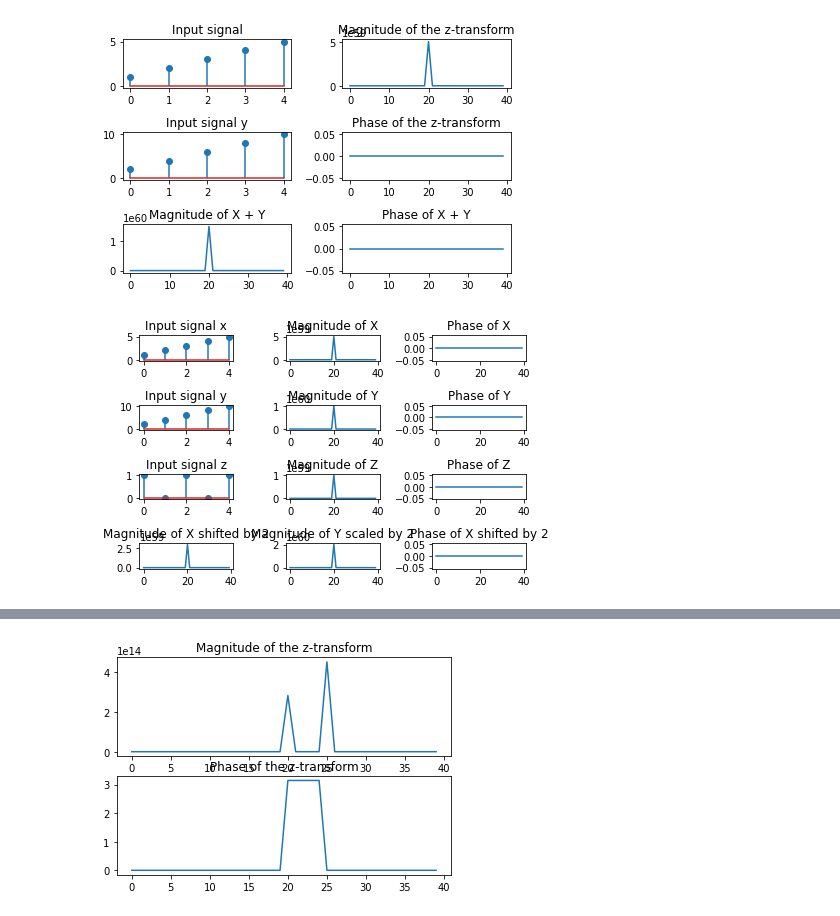
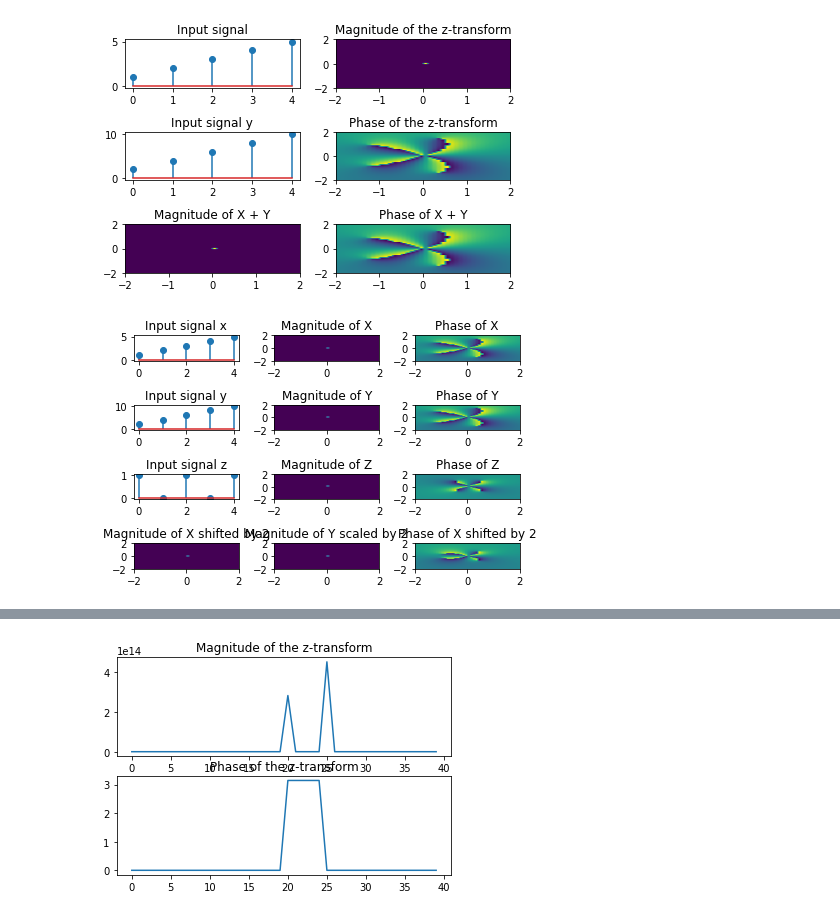
Before and after one commit to ProfessorDong/DSP-Course-Examples, a Jupyter notebook: z_Transform.ipynb, the cells around one changed output, grey strips where cells are left out. Cells and saved outputs as stored; diff of their text form; code cells hidden in the pictures.

```diff
--- a/z_Transform.ipynb
+++ b/z_Transform.ipynb
@@ -43,47 +59,58 @@ x = np.array([1, 2, 3, 4, 5])
 def z_transform(x):
     # Initialize an empty list to store the z-transform values
     X = []
+
+    # Define the range of real and imaginary values
+    r = np.arange(-2, 2, 0.1)
+    i = np.arange(-20, 21) * 0.1j
+    # i = np.linspace(-2j, 2j, num=41)
+
+    # Create a grid of real and imaginary values
+    R, I = np.meshgrid(r, i)
+    Z = R + I
+
     # Loop over all possible values of z in the complex plane
-    for z in np.arange(-2, 2, 0.1):
-        # Calculate the z-transform of x at the current value of z
-        Xz = np.sum(x * (z ** (-np.arange(len(x)))))
-        # Append the z-transform value to the list
-        X.append(Xz)
+    for z in np.nditer(Z):
+      # Calculate the z-transform of x at the current value of z
+      Xz = np.sum(x * (z ** (-np.arange(len(x)))))
+      # Append the z-transform value to the list
+      X.append(Xz)
+    X = np.array(X).reshape(Z.shape)
     return np.array(X)
 
 # Calculate the z-transform of the input signal
 X = z_transform(x)
 
 # Plot the input signal
 plt.subplot(3, 2, 1)
 plt.stem(x)
 plt.title('Input signal')
 
 # Plot the magnitude and phase of the z-transform
 plt.subplot(3, 2, 2)
-plt.plot(np.abs(X))
+plt.imshow(np.abs(X), extent=[-2, 2, -2, 2], aspect='auto')
 plt.title('Magnitude of the z-transform')
 plt.subplot(3, 2, 4)
-plt.plot(np.angle(X))
+plt.imshow(np.angle(X), extent=[-2, 2, -2, 2], aspect='auto')
 plt.title('Phase of the z-transform')
 
 # Demonstrate linearity of z-transform
 y = np.array([2, 4, 6, 8, 10])
 Y = z_transform(y)
 plt.subplot(3, 2, 3)
 plt.stem(y)
 plt.title('Input signal y')
 plt.subplot(3, 2, 5)
-plt.plot(np.abs(X + Y))
+plt.imshow(np.abs(X), extent=[-2, 2, -2, 2], aspect='auto')
 plt.title('Magnitude of X + Y')
 plt.subplot(3, 2, 6)
-plt.plot(np.angle(X + Y))
+plt.imshow(np.angle(X+Y), extent=[-2, 2, -2, 2], aspect='auto')
 plt.title('Phase of X + Y')
 
 plt.tight_layout()
 plt.show()
 # %% [output]
-[figure, old version]
+[figure, new version]
 # %%
 import numpy as np
 import matplotlib.pyplot as plt
@@ -93,16 +120,25 @@ x = np.array([1, 2, 3, 4, 5])
 y = np.array([2, 4, 6, 8, 10])
 z = np.array([1, 0, 1, 0, 1])
 
-# Define the z-transform function
 def z_transform(x):
     # Initialize an empty list to store the z-transform values
     X = []
+    # Define the range of real and imaginary values
+    r = np.arange(-2, 2, 0.1)
+    i = np.arange(-20, 21) * 0.1j
+    # i = np.linspace(-2j, 2j, num=41)
+
+    # Create a grid of real and imaginary values
+    R, I = np.meshgrid(r, i)
+    Z = R + I
+
     # Loop over all possible values of z in the complex plane
-    for z in np.arange(-2, 2, 0.1):
-        # Calculate the z-transform of x at the current value of z
-        Xz = np.sum(x * (z ** (-np.arange(len(x)))))
-        # Append the z-transform value to the list
-        X.append(Xz)
+    for z in np.nditer(Z):
+      # Calculate the z-transform of x at the current value of z
+      Xz = np.sum(x * (z ** (-np.arange(len(x)))))
+      # Append the z-transform value to the list
+      X.append(Xz)
+    X = np.array(X).reshape(Z.shape)
     return np.array(X)
 
 # Calculate the z-transform of the input signals
@@ -125,39 +161,39 @@ plt.title('Input signal z')
 
 # Plot the magnitude and phase of the z-transforms of the input signals
 plt.subplot(4, 3, 2)
-plt.plot(np.abs(X))
+plt.imshow(np.abs(X), extent=[-2, 2, -2, 2], aspect='auto')
 plt.title('Magnitude of X')
 plt.subplot(4, 3, 5)
-plt.plot(np.abs(Y))
+plt.imshow(np.abs(Y), extent=[-2, 2, -2, 2], aspect='auto')
 plt.title('Magnitude of Y')
 plt.subplot(4, 3, 8)
-plt.plot(np.abs(Z))
+plt.imshow(np.abs(Z), extent=[-2, 2, -2, 2], aspect='auto')
 plt.title('Magnitude of Z')
 plt.subplot(4, 3, 3)
-plt.plot(np.angle(X))
+plt.imshow(np.angle(X), extent=[-2, 2, -2, 2], aspect='auto')
 plt.title('Phase of X')
 plt.subplot(4, 3, 6)
-plt.plot(np.angle(Y))
+plt.imshow(np.angle(Y), extent=[-2, 2, -2, 2], aspect='auto')
 plt.title('Phase of Y')
 plt.subplot(4, 3, 9)
-plt.plot(np.angle(Z))
+plt.imshow(np.angle(Z), extent=[-2, 2, -2, 2], aspect='auto')
 plt.title('Phase of Z')
 
 # Plot the magnitude and phase of the z-transforms of the shifted and scaled signals
 plt.subplot(4, 3, 10)
-plt.plot(np.abs(X_shifted))
+plt.imshow(np.abs(X_shifted), extent=[-2, 2, -2, 2], aspect='auto')
 plt.title('Magnitude of X shifted by 2')
 plt.subplot(4, 3, 11)
-plt.plot(np.abs(Y_scaled))
+plt.imshow(np.abs(Y_scaled), extent=[-2, 2, -2, 2], aspect='auto')
 plt.title('Magnitude of Y scaled by 2')
 plt.subplot(4, 3, 12)
-plt.plot(np.angle(X_shifted))
+plt.imshow(np.angle(X_shifted), extent=[-2, 2, -2, 2], aspect='auto')
 plt.title('Phase of X shifted by 2')
 
 plt.tight_layout()
 plt.show()
 # %% [output]
-[figure, old version]
+[figure, new version]
 # %%
 import numpy as np
 import matplotlib.pyplot as plt
```
Also changed, not shown: parts of 2 cells of this notebook.
